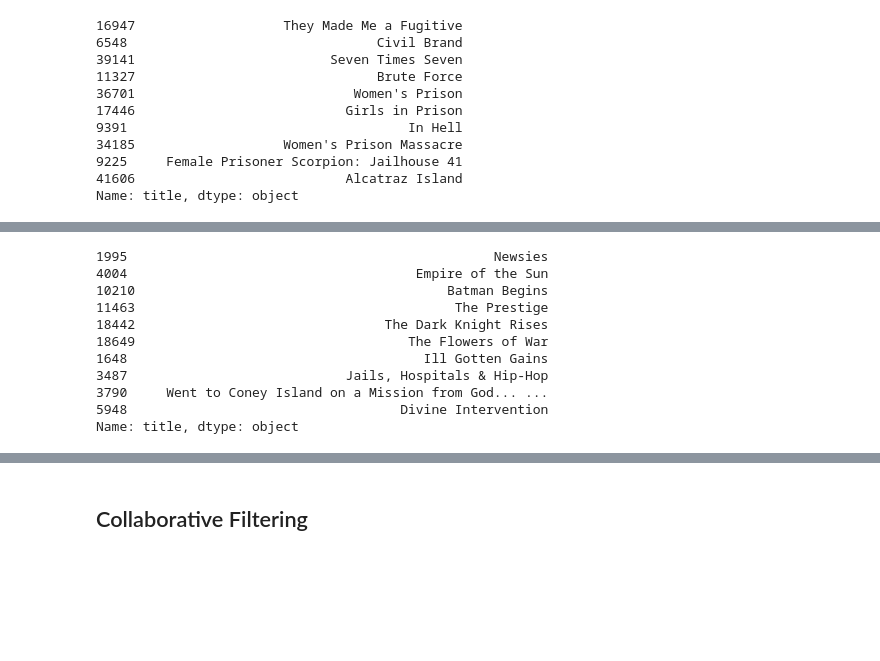
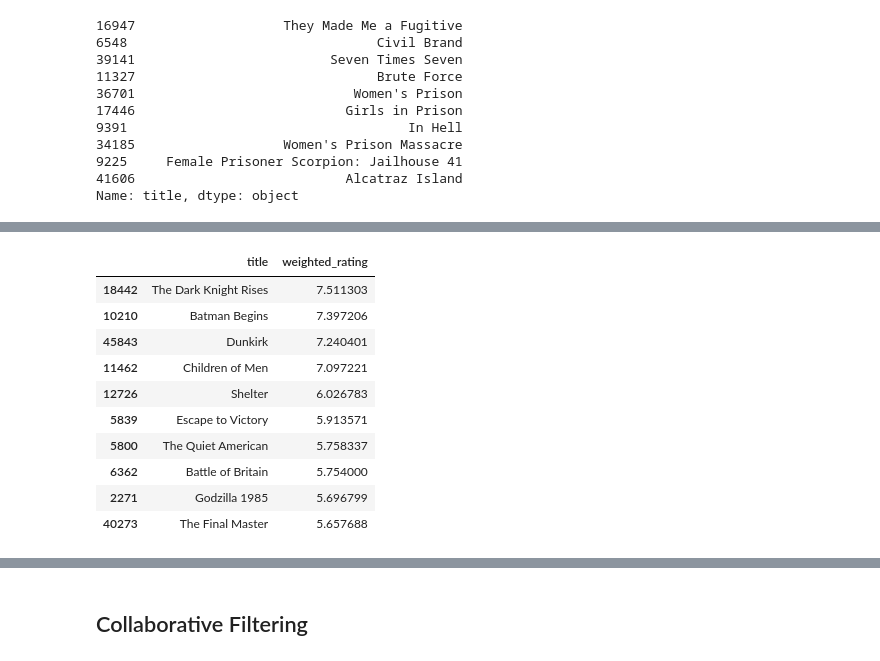
Before and after one commit to ramanxg/Movie-Recommender, a Jupyter notebook: MovieRecommender.ipynb, the cells around one changed output, grey strips where cells are left out. Cells and saved outputs as stored; diff of their text form; code cells hidden in the pictures; blank space fills up the shorter version.

Commit message:
Filtered out lesser rated movies

```diff
--- a/MovieRecommender.ipynb
+++ b/MovieRecommender.ipynb
@@ -221,6 +221,6 @@ def clean_data(x):
         else:
             return ""
 # %%
-for feature in ['cast', 'keywords', 'director', 'genres']:
+for feature in ['cast', 'director', 'genres']:
     df[feature] = df[feature].apply(clean_data)
 # %%
@@ -250,7 +251,7 @@ Name: all_data, dtype: object
 # %%
 from sklearn.feature_extraction.text import CountVectorizer
 
-count = CountVectorizer(stop_words='english')
+count = CountVectorizer(stop_words='english', min_df=2)
 
 count_matrix = count.fit_transform(df['all_data'])
 # %%
@@ -262,7 +263,7 @@ from sklearn.metrics.pairwise import cosine_similarity
 
 cosine_sim2 = cosine_similarity(count_matrix, count_matrix)
 # %%
-df = df.reset_index()
+#df = df.reset_index()
 indices = pd.Series(df.index, index=df['title'])
 #make reccomendations
 def get_recommendations(title, cosine_sim):
@@ -271,22 +272,29 @@ def get_recommendations(title, cosine_sim):
     sim_scores = list(enumerate(sim_scores))
     sim_scores = sorted(sim_scores, key=lambda x: x[1], reverse=True)
     #exclude first one
-    sim_scores = sim_scores[1:11]
+    sim_scores = sim_scores[1:50]
 
     movie_indices = [i[0] for i in sim_scores]
 
-    return df['title'].iloc[movie_indices]
+    rec_movies = df.iloc[movie_indices]
+    C = df3.vote_average.mean()
+    m = df3.vote_count.quantile(0.5)
+
+    rec_movies = rec_movies[rec_movies["vote_count"] >= m]
+    rec_movies["weighted_rating"] = rec_movies.apply(calculate_weighted_rating, axis=1)
+
+    return rec_movies.sort_values('weighted_rating', ascending=False).head(10)
 # %%
-get_recommendations('The Dark Knight', cosine_sim2)
+get_recommendations('The Dark Knight', cosine_sim2)[['title', 'weighted_rating']]
 # %% [output]
-1995                                               Newsies
-4004                                     Empire of the Sun
-10210                                        Batman Begins
-11463                                         The Prestige
-18442                                The Dark Knight Rises
-18649                                   The Flowers of War
-1648                                      Ill Gotten Gains
-3487                            Jails, Hospitals & Hip-Hop
-3790     Went to Coney Island on a Mission from God... ...
-5948                                   Divine Intervention
-Name: title, dtype: object
+|  | title | weighted_rating |
+| 18442 | The Dark Knight Rises | 7.511303 |
+| 10210 | Batman Begins | 7.397206 |
+| 45843 | Dunkirk | 7.240401 |
+| 11462 | Children of Men | 7.097221 |
+| 12726 | Shelter | 6.026783 |
+| 5839 | Escape to Victory | 5.913571 |
+| 5800 | The Quiet American | 5.758337 |
+| 6362 | Battle of Britain | 5.754000 |
+| 2271 | Godzilla 1985 | 5.696799 |
+| 40273 | The Final Master | 5.657688 |
```
Also changed, not shown: parts of 12 cells of this notebook.
